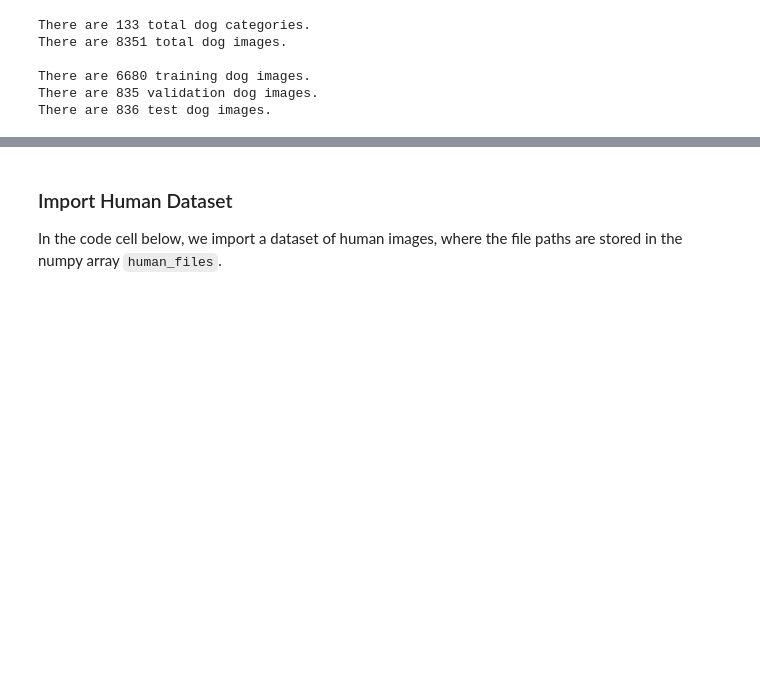
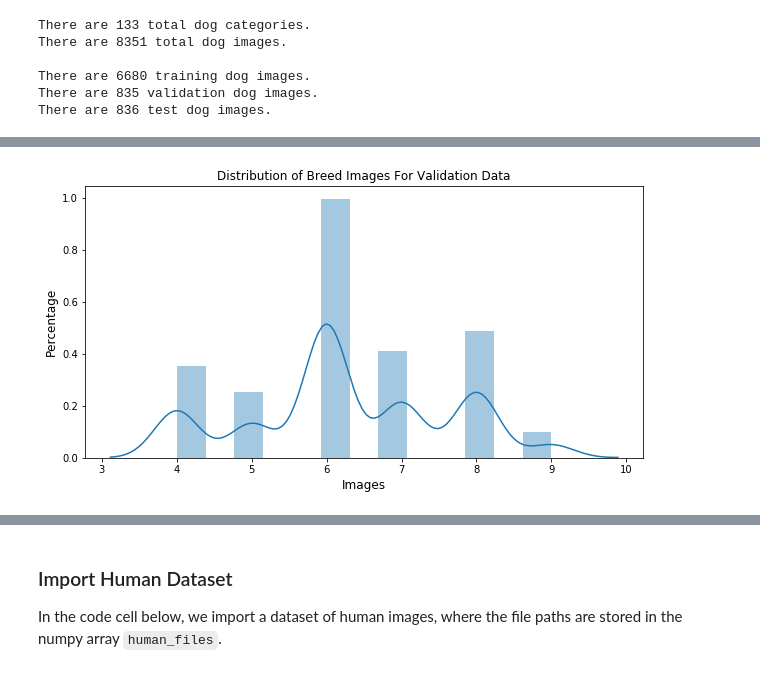
Before and after one commit to lilleboe/Dog_Classifier, a Jupyter notebook: dog_app.ipynb, the cells around one changed output, grey strips where cells are left out. Cells and saved outputs as stored; diff of their text form; code cells hidden in the pictures; blank space fills up the shorter version.

```diff
--- a/dog_app.ipynb
+++ b/dog_app.ipynb
@@ -93,0 +144,7 @@ There are 836 test dog images.
+# %%
+# Output the number of each type of dog bread sorted by greatest amount to least in the validation data
+validation_data = files_per_dir(dir_valid)
+validation_data = validation_data.replace(to_replace=r'.*\.', value='', regex=True)
+validation_files = pd.DataFrame(validation_data.groupby("Directory")["File"].count())
+validation_files.sort_values("File", inplace=True, ascending=False)
+validation_files
@@ -93,0 +209,8 @@ There are 836 test dog images.
+# %%
+fig = plt.figure(figsize=(10,5))
+plt.title("Distribution of Breed Images For Validation Data", fontsize=12)
+plt.xlabel("Images", fontsize=12)
+plt.ylabel("Percentage", fontsize=12)
+sns.distplot(validation_files);
+# %% [output]
+[figure, added]
```
Also changed, not shown: parts of 22 cells of this notebook, 2 other files.
